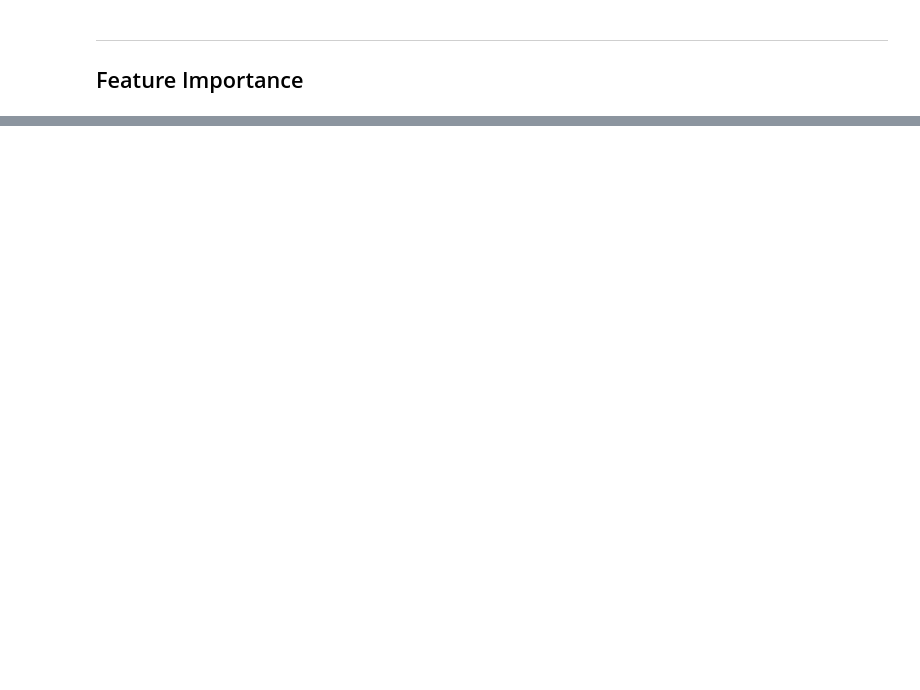
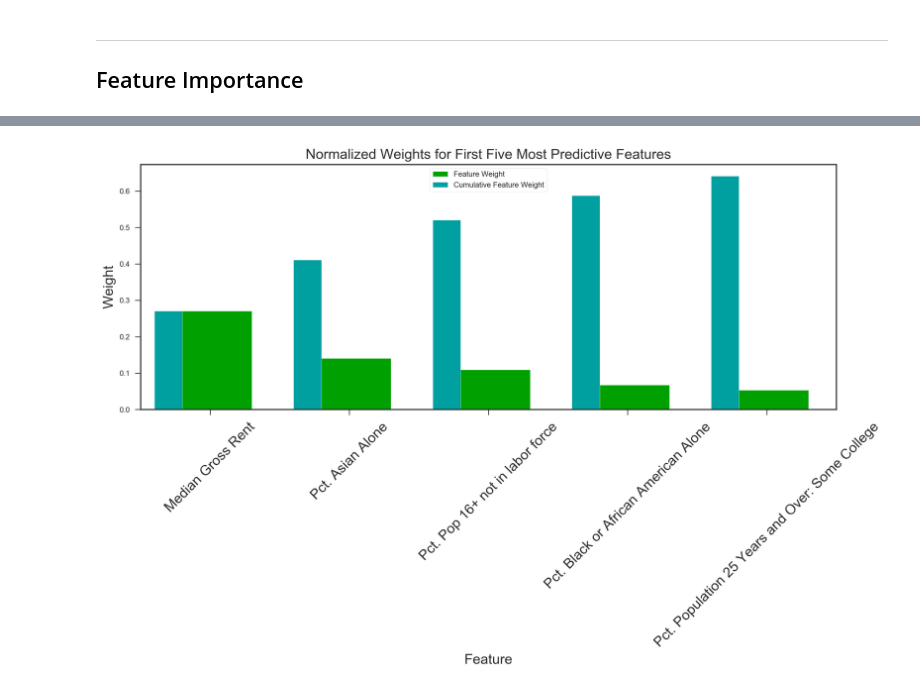
Before and after one commit to lucashu1/education-deserts, a Jupyter notebook: data-exploration.ipynb, the cells around one changed output, grey strips where cells are left out. Cells and saved outputs as stored; diff of their text form; code cells hidden in the pictures; blank space fills up the shorter version.

```diff
--- a/data-exploration.ipynb
+++ b/data-exploration.ipynb
@@ -665,0 +667,4 @@ k_feature_plot(classifiers['rf'].feature_importances_, X_train, y_train)
+# %%
+k_feature_plot(classifiers['gb'].feature_importances_, X_train, y_train)
+# %% [output]
+[figure, added]
```
Also changed, not shown: parts of 17 cells of this notebook, 8 other files.
